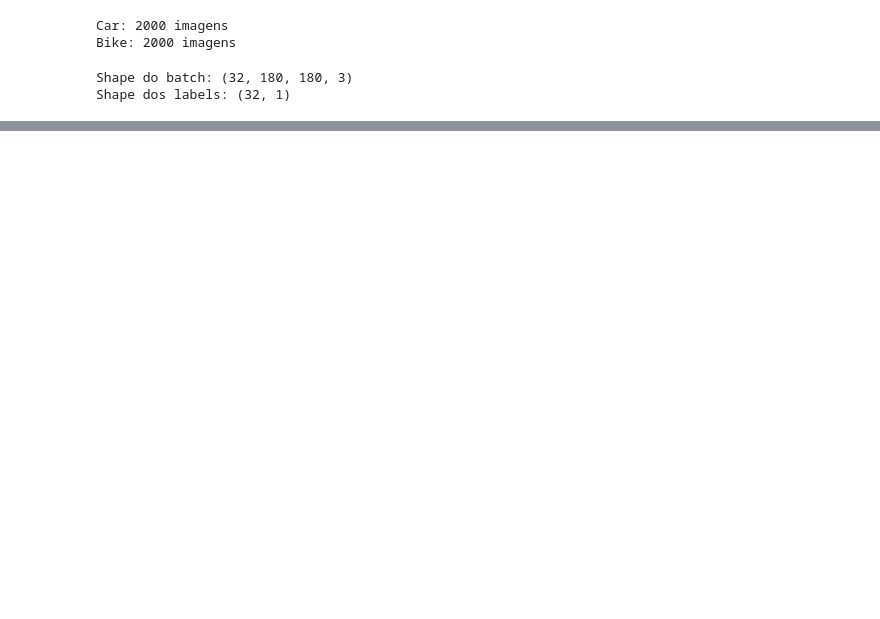
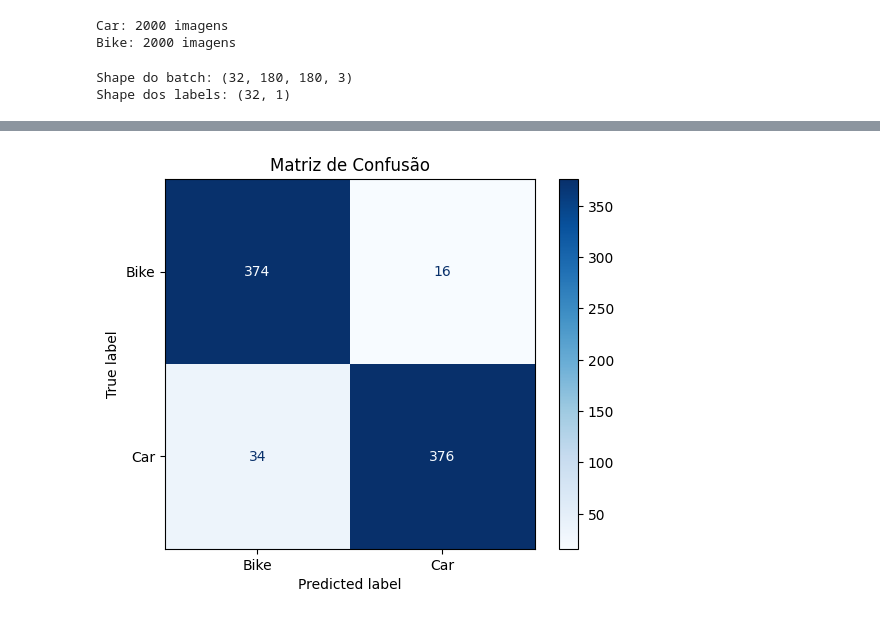
Before and after one commit to EnzoFSouza/Classificador-Carro-Moto, a Jupyter notebook: notebooks/TreinarModeloCarroMoto.ipynb, the cells around one changed output, grey strips where cells are left out. Saved outputs shown, nothing was run; the diff lists cells and outputs as text; code cells hidden in the pictures; blank space fills up the shorter version.

Commit message:
feat: avaliar performance do modelo

```diff
--- a/notebooks/TreinarModeloCarroMoto.ipynb
+++ b/notebooks/TreinarModeloCarroMoto.ipynb
@@ -246,0 +251,22 @@ Epoch 20/20
+# %%
+loss, accuracy = model.evaluate(val_ds)
+
+print(f"Loss: {loss:.4f}")
+print(f"Accuracy: {accuracy:.4f}")
+
+y_true = []
+y_pred = []
+
+for images, labels in val_ds:
+    predictions = model.predict(images, verbose=0)
+
+    y_true.extend(labels.numpy().flatten())
+    y_pred.extend((predictions > 0.5).astype(int).flatten())
+
+cm = confusion_matrix(y_true, y_pred)
+disp = ConfusionMatrixDisplay(confusion_matrix=cm, display_labels=class_names)
+disp.plot(cmap="Blues")
+
+plt.title("Matriz de Confusão")
+plt.show()
+# %% [output]
@@ -246,0 +276 @@ Epoch 20/20
+[figure, added]
```
Also changed, not shown: parts of 4 cells of this notebook.
